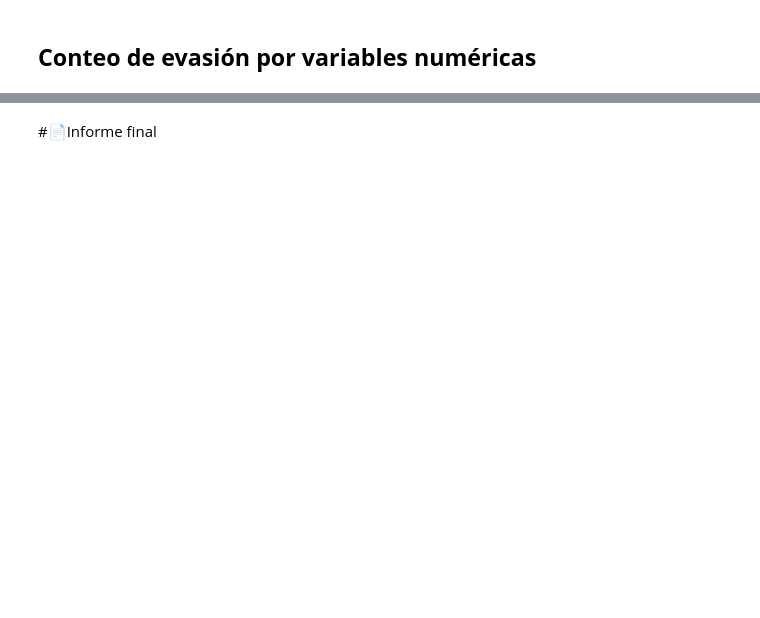
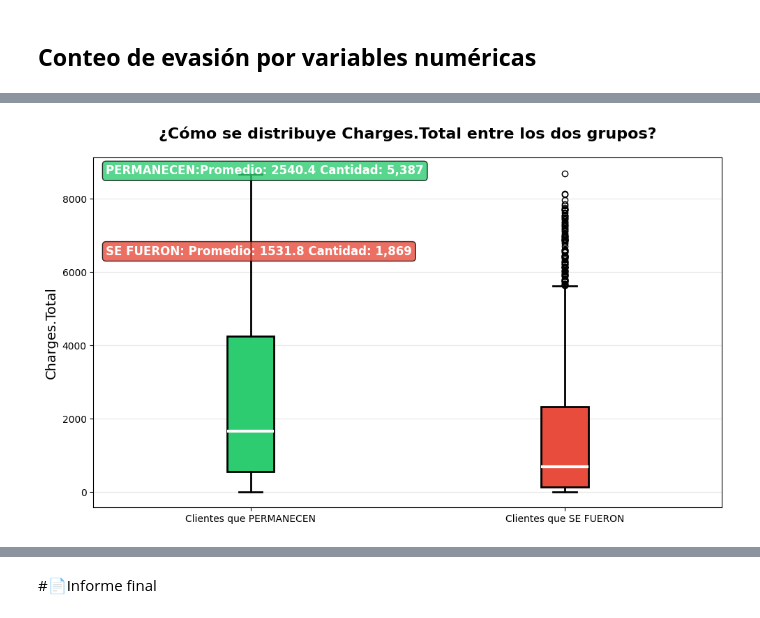
Before and after one commit to maribel1985/Challenge_TelecomX, a Jupyter notebook: TelecomX.ipynb, the cells around one changed output, grey strips where cells are left out. Cells and saved outputs as stored; diff of their text form; code cells hidden in the pictures; blank space fills up the shorter version.

```diff
--- a/TelecomX.ipynb
+++ b/TelecomX.ipynb
@@ -609,3 +395,0 @@ max      72.000000       118.750000
-# %%
-df_telecom_expanded['Cuentas_Diarias'] = round(df_telecom_expanded['Charges.Monthly'] / 30, 2)
-df_telecom_expanded
@@ -628,16 +395,0 @@ df_telecom_expanded
-# %%
-# Diccionario de mapeo para convertir 'Yes'/'No' a 1/0
-binary_map = {'Yes': 1, 'No': 0}
-
-# Handle empty strings in 'Churn' column before mapping
-df_telecom_expanded['Churn'] = df_telecom_expanded['Churn'].replace('', pd.NA)
-
-# Aplicar a columns with 'Yes'/'No' responses
-cols_sino = ['Churn', 'Partner', 'Dependents', 'PhoneService', 'PaperlessBilling']
-for col in cols_sino:
-    df_telecom_expanded[col] = df_telecom_expanded[col].map(binary_map)
-    # Fill NaN values after mapping with 0 (assuming empty or unmapped means the 'No' case)
-    df_telecom_expanded[col] = df_telecom_expanded[col].fillna(0)
-# %%
-# Caso especial para 'gender' (Female/Male)
-df_telecom_expanded['gender'] = df_telecom_expanded['gender'].map({'Female': 1, 'Male': 0})
@@ -811,0 +495,43 @@ plt.show()
+# %%
+# Crear gráfico de caja simple para la variable más importante
+if variables_num_disponibles:
+  var_principal = variables_num_disponibles[2]  # Usar la primera variable (tenure)
+  plt.figure(figsize=(10, 6))
+
+# Crear datos para el boxplot
+data_no_churn = df_telecom_expanded[df_telecom_expanded['Churn'] == 0][var_principal]
+data_churn = df_telecom_expanded[df_telecom_expanded['Churn'] == 1][var_principal]
+
+# Crear boxplot con colores más distintivos
+bp = plt.boxplot([data_no_churn, data_churn],
+                labels=['Clientes que PERMANECEN', 'Clientes que SE FUERON'],
+                patch_artist=True,
+                boxprops=dict(linewidth=2),
+                medianprops=dict(color='white', linewidth=3),
+                whiskerprops=dict(linewidth=2),
+                capprops=dict(linewidth=2))
+
+ # Colorear las cajas
+bp['boxes'][0].set_facecolor('#2ecc71')  # Verde para los que permanecen
+bp['boxes'][1].set_facecolor('#e74c3c')  # Rojo para los que se fueron
+plt.title(f'¿Cómo se distribuye {var_principal} entre los dos grupos?',
+          fontsize=16, fontweight='bold', pad=20)
+plt.ylabel(f'{var_principal}', fontsize=14)
+plt.grid(axis='y', alpha=0.3)
+
+# Agregar estadísticas básicas como texto
+promedio_no_churn = data_no_churn.mean()
+promedio_churn = data_churn.mean()
+plt.text(0.02, 0.98, f'PERMANECEN:Promedio: {promedio_no_churn:.1f} Cantidad: {len(data_no_churn):,}',
+         transform=plt.gca().transAxes, fontsize=12,
+         bbox=dict(boxstyle='round', facecolor='#2ecc71', alpha=0.8, edgecolor='black'),
+         verticalalignment='top', color='white', fontweight='bold')
+plt.text(0.02, 0.75, f'SE FUERON: Promedio: {promedio_churn:.1f} Cantidad: {len(data_churn):,}',
+         transform=plt.gca().transAxes, fontsize=12,
+         bbox=dict(boxstyle='round', facecolor='#e74c3c', alpha=0.8, edgecolor='black'),
+         verticalalignment='top', color='white', fontweight='bold')
+
+plt.tight_layout()
+plt.show()
+# %% [output]
+[figure, added]
```
Also changed, not shown: parts of 62 cells of this notebook.
